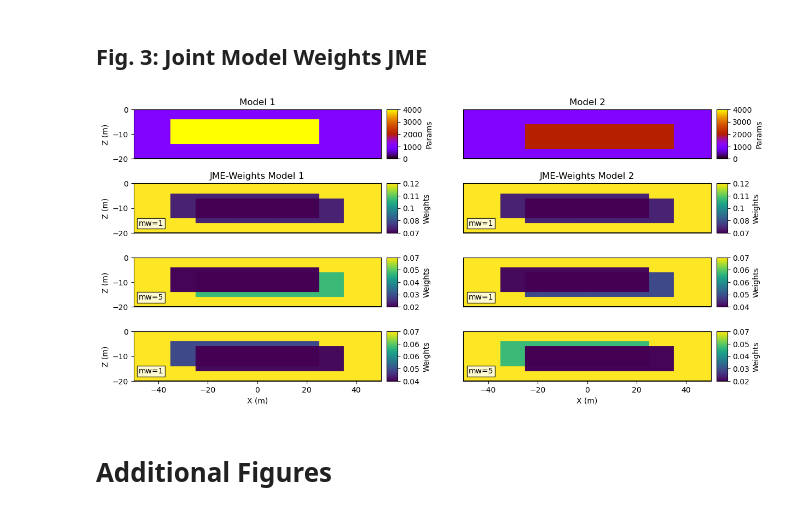
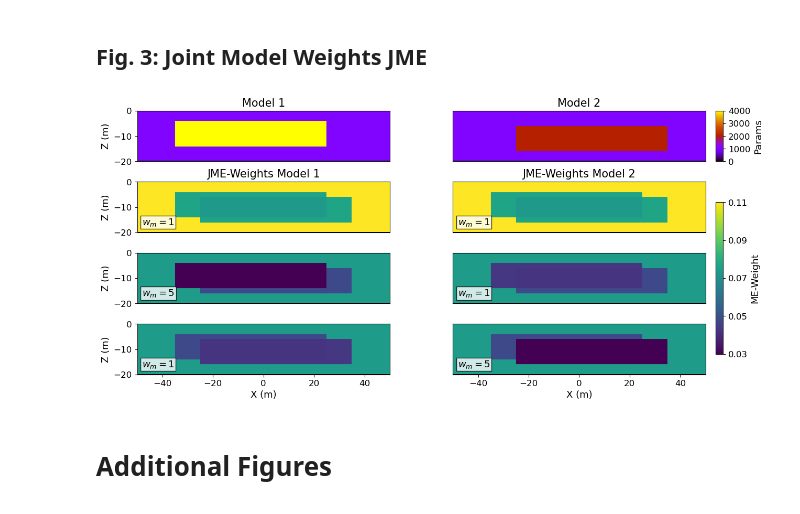
Before and after one commit to ZiegAnt/Joint-Minimum-Entropy-Inversion-Paper, a Jupyter notebook: Code/2_Fig123.ipynb, the cells around one changed output. Saved outputs shown, nothing was run; the diff lists cells and outputs as text; code cells hidden in the pictures.

Commit message:
Marcs edits

```diff
--- a/Code/2_Fig123.ipynb
+++ b/Code/2_Fig123.ipynb
@@ -221,17 +299,14 @@ b=1e-5
 
 fig, ax = plt.subplots(4,2, figsize=(14,7))
 
-pg.show(mesh, mod1, ax=ax[0,0], cMap='gnuplot', cMin=0, cMax=4000, orientation='vertical', label='Params')
-pg.show(mesh, mod2, ax=ax[0,1], cMap='gnuplot', cMin=0, cMax=4000, orientation='vertical', label='Params')
+pg.show(mesh, mod1, ax=ax[0,0], cMap='gnuplot', cMin=0, cMax=4000, orientation='vertical', label='Params',colorBar=False,)
+pg.show(mesh, mod2, ax=ax[0,1], cMap='gnuplot', cMin=0, cMax=4000, orientation='vertical', label='Params',colorBar=False,)
 
-ax[0,0].set_title('Model 1')
-ax[0,1].set_title('Model 2')
+ax[0,0].set_title('Model 1',fontsize=15)
+ax[0,1].set_title('Model 2',fontsize=15)
 
-ax[0,0].set_ylabel('Z (m)')
-ax[0,1].set_yticks([])
-
-ax[1,0].set_title('JME-Weights Model 1')
-ax[1,1].set_title('JME-Weights Model 2')
+ax[1,0].set_title('JME-Weights Model 1',fontsize=15)
+ax[1,1].set_title('JME-Weights Model 2',fontsize=15)
 
 for j, mw in enumerate(mw_list):
     Q_all = []
@@ -239,46 +314,67 @@ for j, mw in enumerate(mw_list):
 
         cell_area = np.array(mesh.cellSizes())
         [m, m0] = normalize(mod, hom)
         Q = np.sum(mw[i]*abs(m-m0)**q + b)
         Q_all.append(Q)
 
     Q = sum(Q_all)
 
     [m1, m10] = normalize(mod1, hom)
     [m2, m20] = normalize(mod2, hom)
 
     we1 = np.sqrt( 1/Q * 1/(b+mw[0]*abs(m1-m10)**2) * (b+abs(m1-m10)**q) * np.log(Q/(b+mw[0]*abs(m1-m10)**q+mw[1]*abs(m2-m20)**q)))
     we2 = np.sqrt( 1/Q * 1/(b+mw[1]*abs(m2-m20)**2) * (b+abs(m2-m20)**q) * np.log(Q/(b+mw[0]*abs(m1-m10)**q+mw[1]*abs(m2-m20)**q)))
 
-    pg.show(mesh, we1, ax=ax[j+1,0], orientation='vertical', logScale=True, #colorBar=False,
-            label='Weights')#, cMin=min([min(we1),min(we1)]), cMax=max([max(we1),max(we1)]))
-    pg.show(mesh, we2, ax=ax[j+1,1], orientation='vertical', logScale=True,
-            label='Weights')#, cMin=min([min(we1),min(we1)]), cMax=max([max(we1),max(we1)]))
+    pg.show(mesh, we1, ax=ax[j+1,0], orientation='vertical', logScale=False, colorBar=False,
+            label='Weights',cMin=0.03, cMax=0.11)
+    pg.show(mesh, we2, ax=ax[j+1,1], orientation='vertical', logScale=False, colorBar=False,
+            label='Weights',cMin=0.03, cMax=0.11)
 
-    ax[j+1,0].set_ylabel('Z (m)')
-    ax[j+1,1].set_yticks([])
-
-    ax[j+1,0].text(-48, -17, f'mw={mw[0]}' , fontsize=10,
+    ax[j+1,0].text(-48, -17, f'$w_m=${mw[0]}' , fontsize=13,
                    bbox={'facecolor': 'white', 'alpha': 0.8, 'pad': 2})
-    ax[j+1,1].text(-48, -17, f'mw={mw[1]}' , fontsize=10,
+    ax[j+1,1].text(-48, -17, f'$w_m=${mw[1]}' , fontsize=13,
                    bbox={'facecolor': 'white', 'alpha': 0.8, 'pad': 2})
 
+# some axis edits
+for axis in ax[:,0]:
+    axis.set_ylabel('Z (m)',fontsize=13)
+for axis in ax[:,1]:
+    axis.set_yticks([])
 
 for a1 in ax:
     for a in a1:
         a.set_xlim(-50,50)
 for ax_ar in ax[:-1,:]:
     for axis in ax_ar:
         axis.set_xticks([])
+for axis in [ax[-1,0],ax[-1,1]]:
+    axis.set_xlabel('X (m)',fontsize=13)
+for axis in ax:
+    for a in axis:
+        a.tick_params(labelsize=12)
 
-ax[-1,0].set_xlabel('X (m)')
-ax[-1,1].set_xlabel('X (m)')
+# Colorbars
+cax1 = ax[0,-1].inset_axes([1.04, 0.0, 0.03, 1])
+createColorBarOnly(ax=cax1, cMin=0, cMax=4000, logScale=False,cMap='gnuplot',
+                  label='Params', orientation='vertical')
+
+cax2 = ax[-2,-1].inset_axes([1.04, -1, 0.03, 3])
+createColorBarOnly(ax=cax2, cMin=0.03, cMax=0.11, logScale=False,cMap='viridis',
+                  label='ME-Weight', orientation='vertical')
+
+# some axis edits
+cax1.yaxis.label.set_size(13)
+cax2.yaxis.label.set_size(13)
+cax1.tick_params(labelsize=12)
+cax2.tick_params(labelsize=12)
+
+
 
 plt.subplots_adjust(wspace=0.25, hspace=0.02)
 
-# plt.savefig(path+'Figures/Ch-2/JME_weights.pdf', dpi=600, bbox_inches='tight')
+# plt.savefig(path+'Figures/Ch-2/JME_weights.png', dpi=600, bbox_inches='tight')
 # %% [output]
-[figure, old version]
+[figure, new version]
 # %% [markdown]
 # Additional Figures
 # %% [markdown]
```
Also changed, not shown: parts of 4 cells of this notebook, 8 other files.
